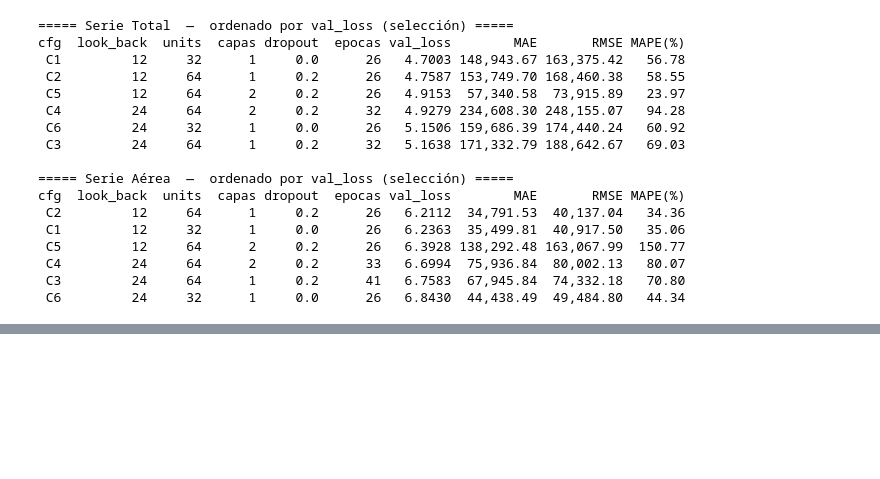
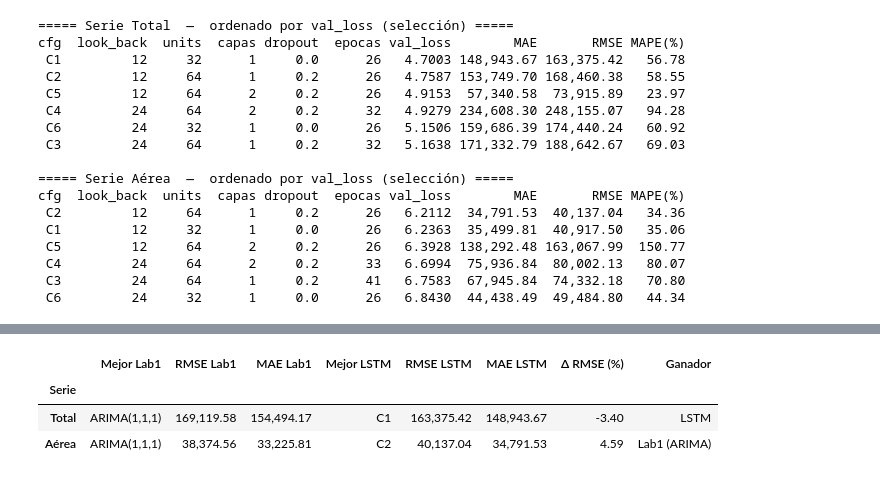
Before and after one commit to nicoCT04/Lab2DataScience, a Jupyter notebook: notebooks/Lab2_LSTM.ipynb, the cells around one changed output, grey strips where cells are left out. Saved outputs shown, nothing was run; the diff lists cells and outputs as text; code cells hidden in the pictures; blank space fills up the shorter version.

```diff
--- a/notebooks/Lab2_LSTM.ipynb
+++ b/notebooks/Lab2_LSTM.ipynb
@@ -310,0 +347,20 @@ cfg  look_back  units  capas dropout  epocas val_loss        MAE       RMSE MAPE
+# %%
+filas = []
+for nom, r in RESULTADOS.items():
+    mejor = r["tabla"].iloc[0]
+    b = baseline_lab1.loc[nom]
+    d_rmse = (mejor["RMSE"] - b["RMSE"]) / b["RMSE"] * 100
+    filas.append({
+        "Serie": nom,
+        "Mejor Lab1": b["modelo"], "RMSE Lab1": b["RMSE"], "MAE Lab1": b["MAE"],
+        "Mejor LSTM": mejor["cfg"], "RMSE LSTM": mejor["RMSE"], "MAE LSTM": mejor["MAE"],
+        "Δ RMSE (%)": d_rmse,
+        "Ganador": "LSTM" if mejor["RMSE"] < b["RMSE"] else "Lab1 (ARIMA)",
+    })
+comparacion = pd.DataFrame(filas).set_index("Serie")
+comparacion
+# %% [output]
+|  | Mejor Lab1 | RMSE Lab1 | MAE Lab1 | Mejor LSTM | RMSE LSTM | MAE LSTM | Δ RMSE (%) | Ganador |
+| Serie |  |  |  |  |  |  |  |  |
+| Total | ARIMA(1,1,1) | 169,119.58 | 154,494.17 | C1 | 163,375.42 | 148,943.67 | -3.40 | LSTM |
+| Aérea | ARIMA(1,1,1) | 38,374.56 | 33,225.81 | C2 | 40,137.04 | 34,791.53 | 4.59 | Lab1 (ARIMA) |
```
Also changed, not shown: parts of 6 cells of this notebook.
